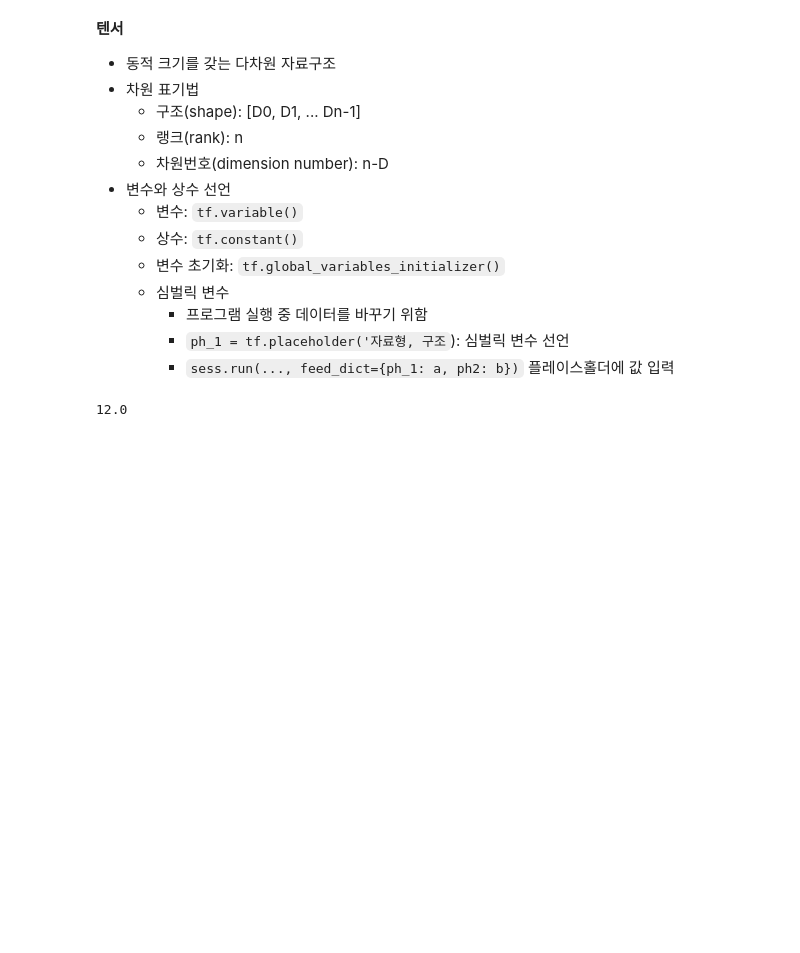
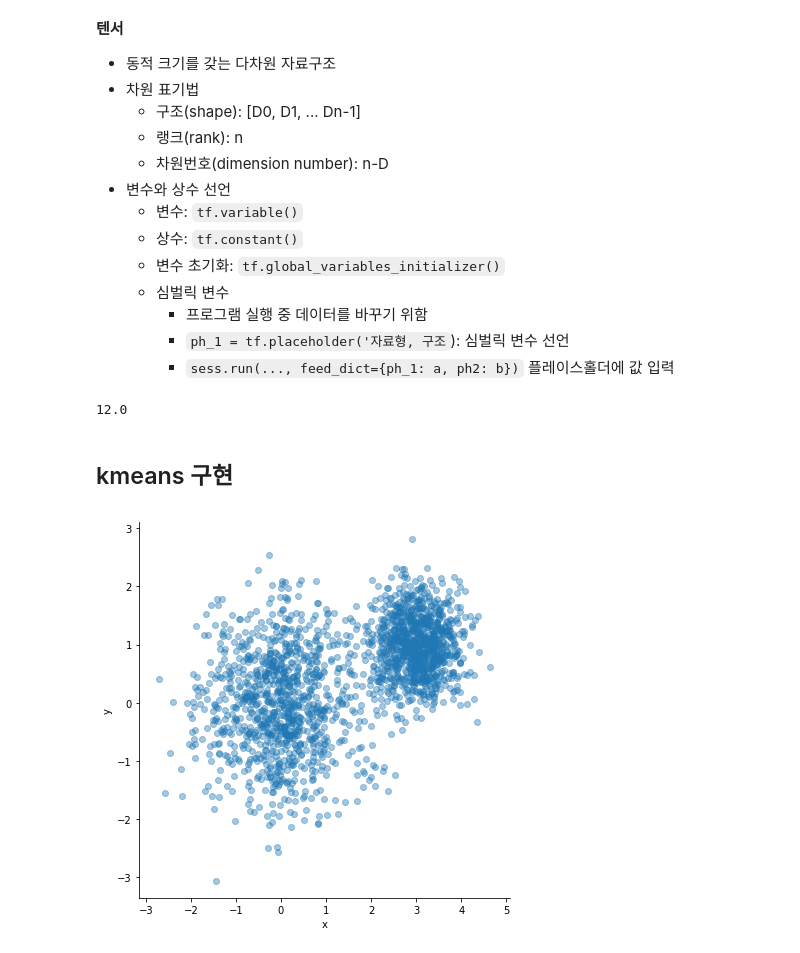
Before and after one commit to SeunghyeunBaek/TIL, a Jupyter notebook: 10_tensorflow/2_tensorflow_data_structure.ipynb, the cells around one changed output. Saved outputs shown, nothing was run; the diff lists cells and outputs as text; code cells hidden in the pictures; blank space fills up the shorter version.

Commit message:
kmeans tensorflow | bsh | 190803

```diff
--- a/10_tensorflow/2_tensorflow_data_structure.ipynb
+++ b/10_tensorflow/2_tensorflow_data_structure.ipynb
@@ -32,3 +32,5 @@ sess.run(init)  # 초기화
 sess.run(y, feed_dict={ph_1: 3, ph_2: 4})  # 플레이스홀더에 값 입력
 # %% [output]
 12.0
+# %% [markdown]
+## kmeans 구현
@@ -34,0 +42,20 @@ sess.run(y, feed_dict={ph_1: 3, ph_2: 4})  # 플레이스홀더에 값 입력
+# %%
+# 데이터 생성
+num_points = 2000
+vectors_set = []
+for i in range(2000):
+    if np.random.random() > .5:
+        x = np.random.normal(0, .9)
+        y = np.random.normal(0, .9)
+        vectors_set.append([x, y])
+    else:
+        x = np.random.normal(3, .5)
+        y = np.random.normal(1, .5)
+        vectors_set.append([x, y])
+
+# 시각화
+df = pd.DataFrame({'x': [v[0] for v in vectors_set], 'y': [v[1] for v in vectors_set]})
+sb.lmplot(x='x', y='y', data=df, height=6, fit_reg=False, scatter_kws={'alpha': .4})
+plt.show()
+# %% [output]
+[figure, added]
```
Also changed, not shown: parts of 4 cells of this notebook.
